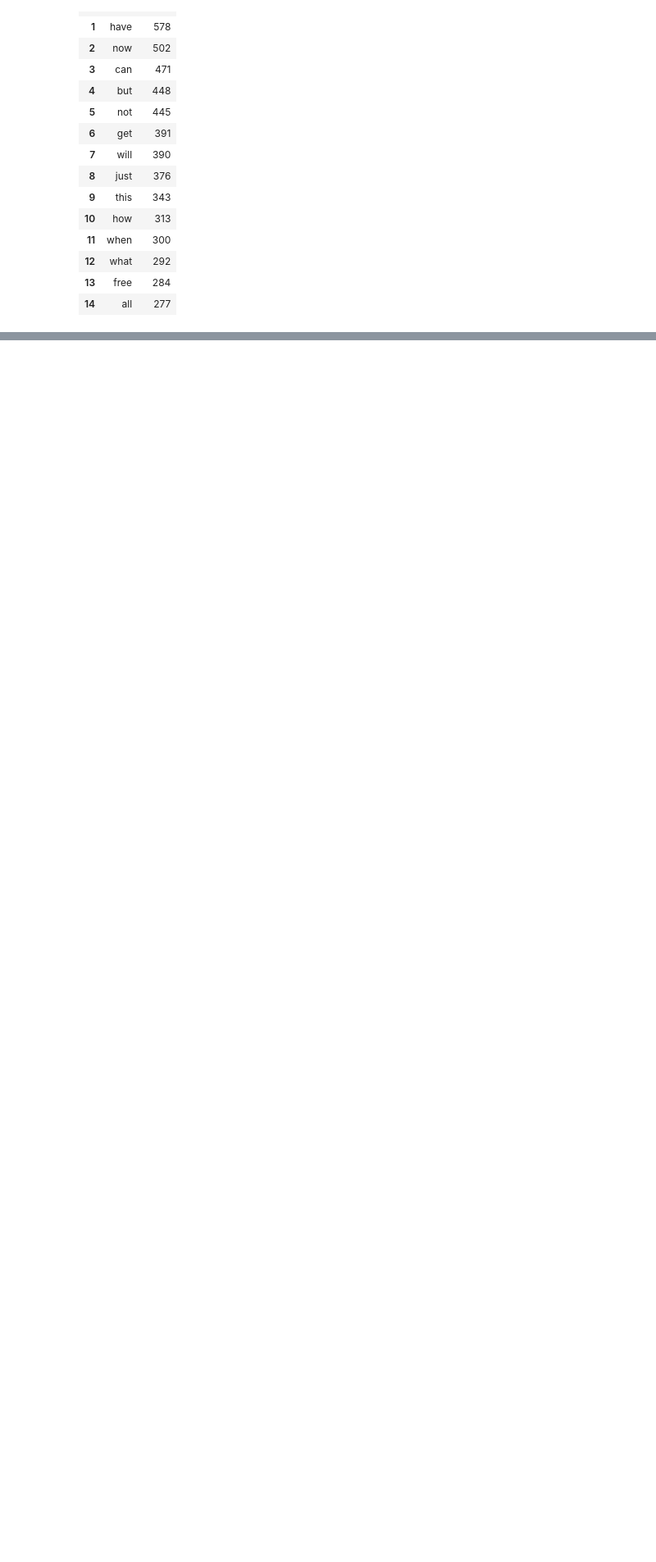
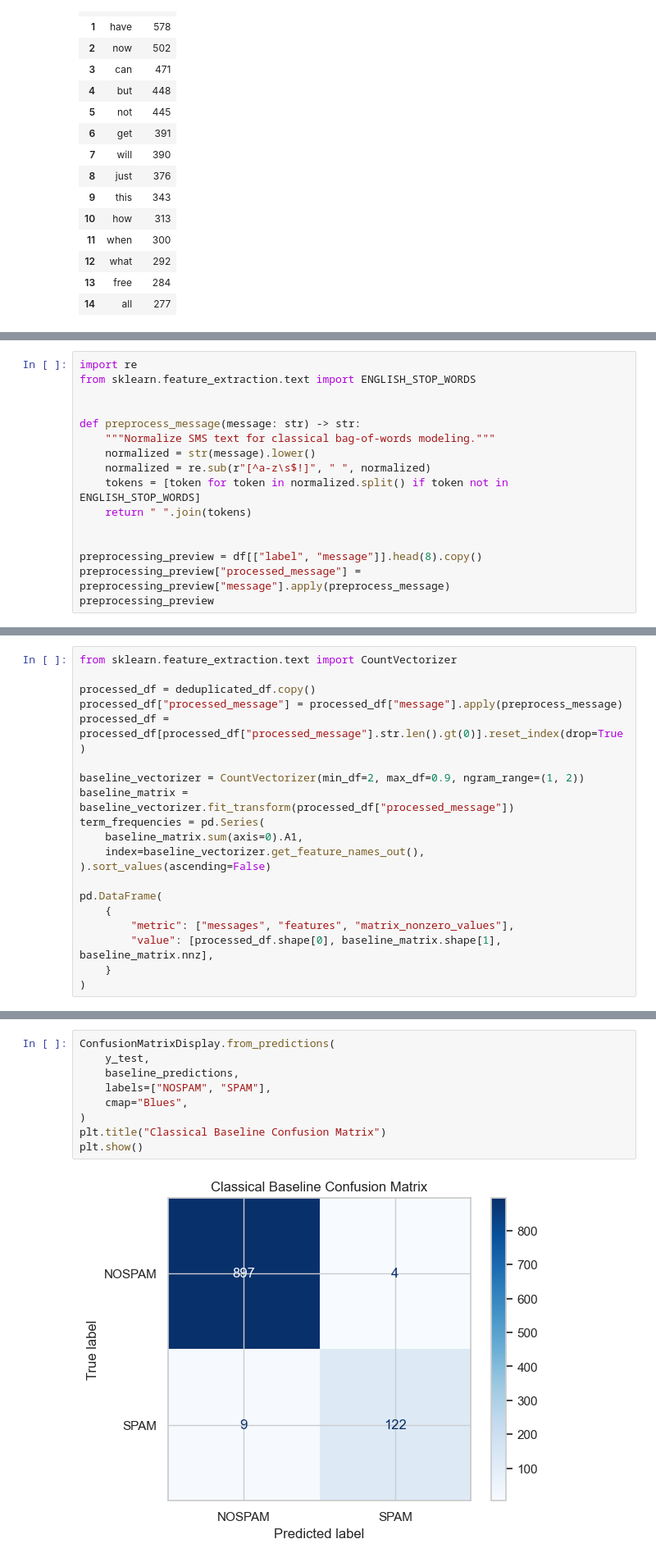
Before and after one commit to MavelSterling/detector_spam, a Jupyter notebook: notebook/spam_mail_classifier_process.ipynb, the cells around one changed output, grey strips where cells are left out. Shown at 82% size. Saved outputs shown, nothing was run; the diff lists cells and outputs as text; blank space fills up the shorter version.

```diff
--- a/notebook/spam_mail_classifier_process.ipynb
+++ b/notebook/spam_mail_classifier_process.ipynb
@@ -307,0 +330,16 @@ plt.show()
+# %%
+import re
+from sklearn.feature_extraction.text import ENGLISH_STOP_WORDS
+
+
+def preprocess_message(message: str) -> str:
+    """Normalize SMS text for classical bag-of-words modeling."""
+    normalized = str(message).lower()
+    normalized = re.sub(r"[^a-z\s$!]", " ", normalized)
+    tokens = [token for token in normalized.split() if token not in ENGLISH_STOP_WORDS]
+    return " ".join(tokens)
+
+
+preprocessing_preview = df[["label", "message"]].head(8).copy()
+preprocessing_preview["processed_message"] = preprocessing_preview["message"].apply(preprocess_message)
+preprocessing_preview
@@ -307,0 +356,20 @@ plt.show()
+# %%
+from sklearn.feature_extraction.text import CountVectorizer
+
+processed_df = deduplicated_df.copy()
+processed_df["processed_message"] = processed_df["message"].apply(preprocess_message)
+processed_df = processed_df[processed_df["processed_message"].str.len().gt(0)].reset_index(drop=True)
+
+baseline_vectorizer = CountVectorizer(min_df=2, max_df=0.9, ngram_range=(1, 2))
+baseline_matrix = baseline_vectorizer.fit_transform(processed_df["processed_message"])
+term_frequencies = pd.Series(
+    baseline_matrix.sum(axis=0).A1,
+    index=baseline_vectorizer.get_feature_names_out(),
+).sort_values(ascending=False)
+
+pd.DataFrame(
+    {
+        "metric": ["messages", "features", "matrix_nonzero_values"],
+        "value": [processed_df.shape[0], baseline_matrix.shape[1], baseline_matrix.nnz],
+    }
+)
@@ -307,0 +469,11 @@ plt.show()
+# %%
+ConfusionMatrixDisplay.from_predictions(
+    y_test,
+    baseline_predictions,
+    labels=["NOSPAM", "SPAM"],
+    cmap="Blues",
+)
+plt.title("Classical Baseline Confusion Matrix")
+plt.show()
+# %% [output]
+[figure, added]
```
Also changed, not shown: parts of 26 cells of this notebook, 7 other files.
